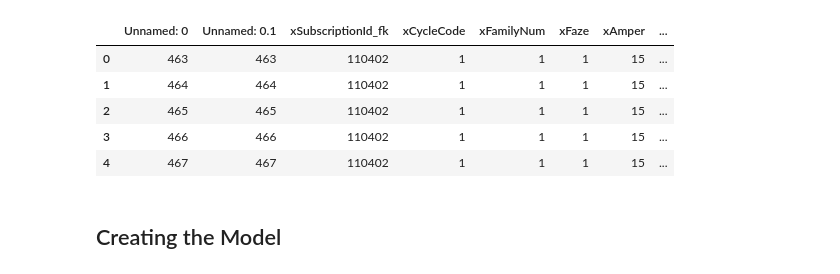
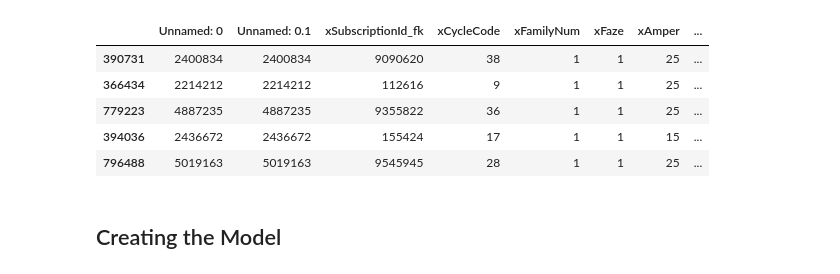
Before and after one commit to pbarjoueian/ecp, a Jupyter notebook: notebook/AdaBoost-Model.ipynb, the cells around one changed output. Cells and saved outputs as stored; diff of their text form; code cells hidden in the pictures.

```diff
--- a/notebook/AdaBoost-Model.ipynb
+++ b/notebook/AdaBoost-Model.ipynb
@@ -16,17 +16,17 @@ from sklearn.model_selection import train_test_split
 pd.set_option("display.max_columns", None)
 pd.set_option("display.max_rows", None)
 # %%
-# df = pd.read_csv("../dataset/xAllChanges.csv")
-df = pd.read_csv("../dataset/xNoChange.csv")
+df = pd.read_csv("../dataset/xAllChanges.csv").sample(2000)
+# df = pd.read_csv("../dataset/xNoChange.csv")
 
 df.head()
 # %% [output]
 |  | Unnamed: 0 | Unnamed: 0.1 | xSubscriptionId_fk | xCycleCode | xFamilyNum | xFaze | xAmper | ... |
-| 0 | 463 | 463 | 110402 | 1 | 1 | 1 | 15 | ... |
-| 1 | 464 | 464 | 110402 | 1 | 1 | 1 | 15 | ... |
-| 2 | 465 | 465 | 110402 | 1 | 1 | 1 | 15 | ... |
-| 3 | 466 | 466 | 110402 | 1 | 1 | 1 | 15 | ... |
-| 4 | 467 | 467 | 110402 | 1 | 1 | 1 | 15 | ... |
+| 390731 | 2400834 | 2400834 | 9090620 | 38 | 1 | 1 | 25 | ... |
+| 366434 | 2214212 | 2214212 | 112616 | 9 | 1 | 1 | 25 | ... |
+| 779223 | 4887235 | 4887235 | 9355822 | 36 | 1 | 1 | 25 | ... |
+| 394036 | 2436672 | 2436672 | 155424 | 17 | 1 | 1 | 15 | ... |
+| 796488 | 5019163 | 5019163 | 9545945 | 28 | 1 | 1 | 25 | ... |
 # %% [markdown]
 ## Creating the Model
 # %%
```
Also changed, not shown: parts of 13 cells of this notebook.
